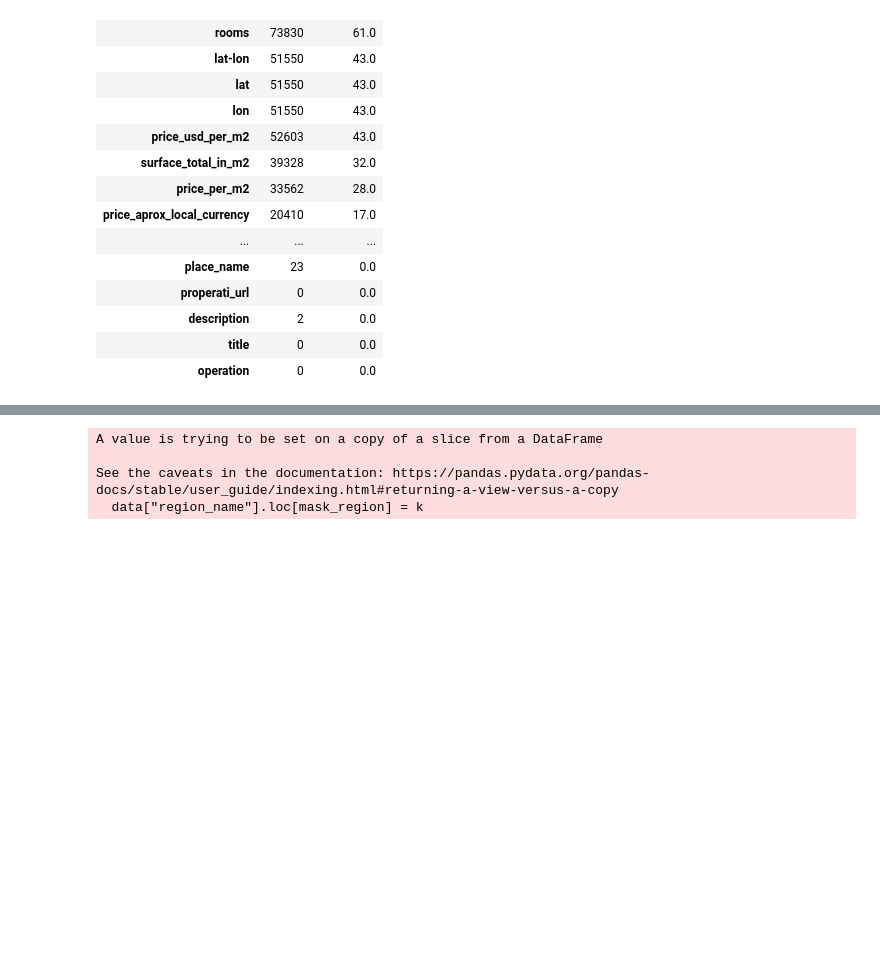
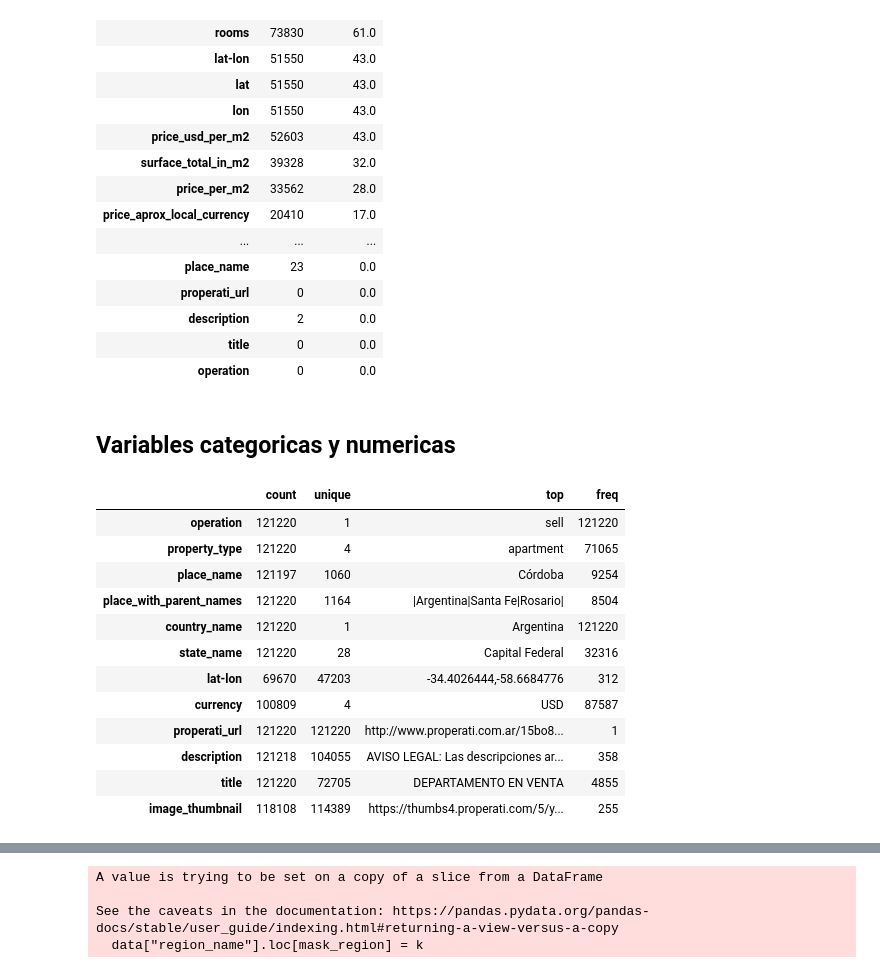
Before and after one commit to JoaquinC-1/TP_DH, a Jupyter notebook: TP_properati.ipynb, the cells around one changed output, grey strips where cells are left out. Saved outputs shown, nothing was run; the diff lists cells and outputs as text; code cells hidden in the pictures; blank space fills up the shorter version.

Commit message:
Cargue la division de variables cat y num

```diff
--- a/TP_properati.ipynb
+++ b/TP_properati.ipynb
@@ -117,3 +117,5 @@ df_nulls
 | description | 2 | 0.0 |
 | title | 0 | 0.0 |
 | operation | 0 | 0.0 |
+# %% [markdown]
+## Variables categoricas y numericas
@@ -119,0 +125,16 @@ df_nulls
+# %%
+categorical.describe().T
+# %% [output]
+|  | count | unique | top | freq |
+| operation | 121220 | 1 | sell | 121220 |
+| property_type | 121220 | 4 | apartment | 71065 |
+| place_name | 121197 | 1060 | Córdoba | 9254 |
+| place_with_parent_names | 121220 | 1164 | |Argentina|Santa Fe|Rosario| | 8504 |
+| country_name | 121220 | 1 | Argentina | 121220 |
+| state_name | 121220 | 28 | Capital Federal | 32316 |
+| lat-lon | 69670 | 47203 | -34.4026444,-58.6684776 | 312 |
+| currency | 100809 | 4 | USD | 87587 |
+| properati_url | 121220 | 121220 | http://www.properati.com.ar/15bo8... | 1 |
+| description | 121218 | 104055 | AVISO LEGAL: Las descripciones ar... | 358 |
+| title | 121220 | 72705 | DEPARTAMENTO EN VENTA | 4855 |
+| image_thumbnail | 118108 | 114389 | https://thumbs4.properati.com/5/y... | 255 |
```
Also changed, not shown: parts of 3 cells of this notebook.
